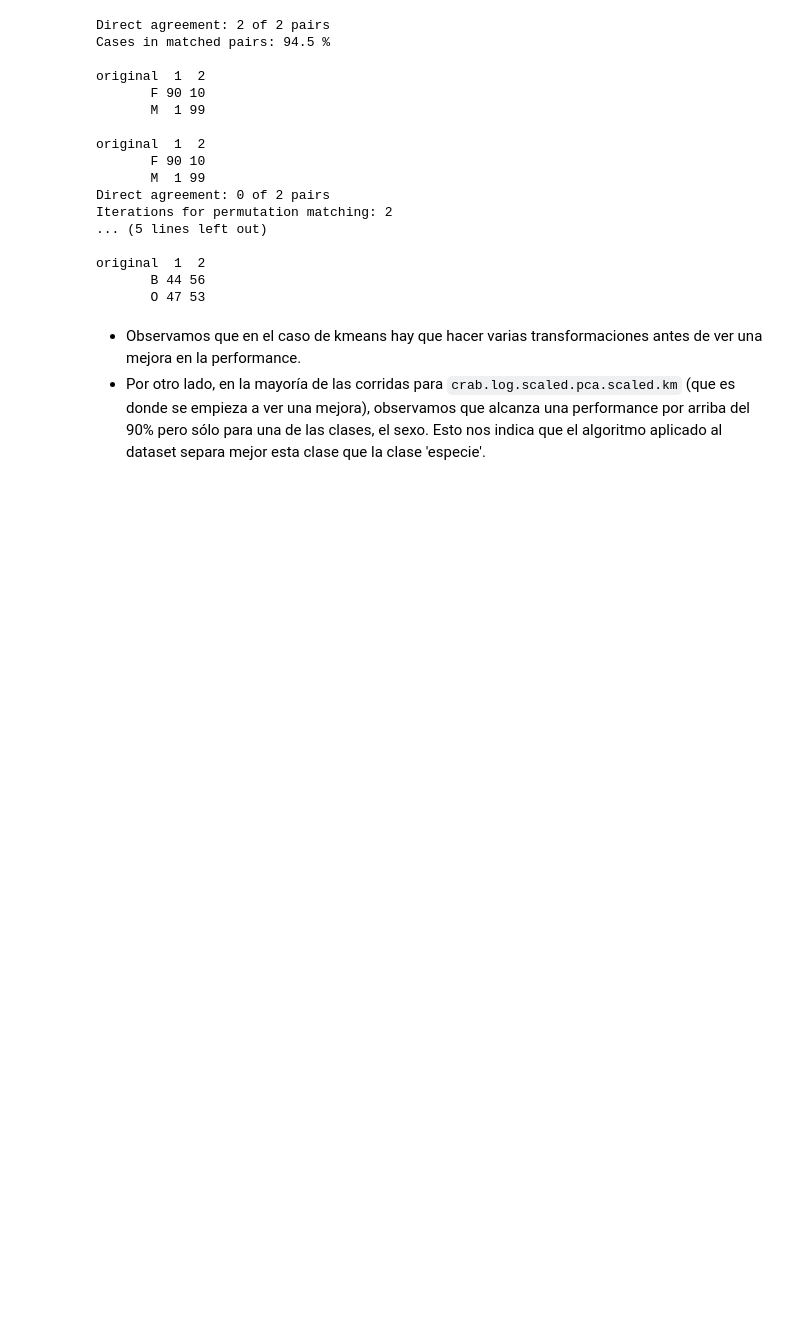
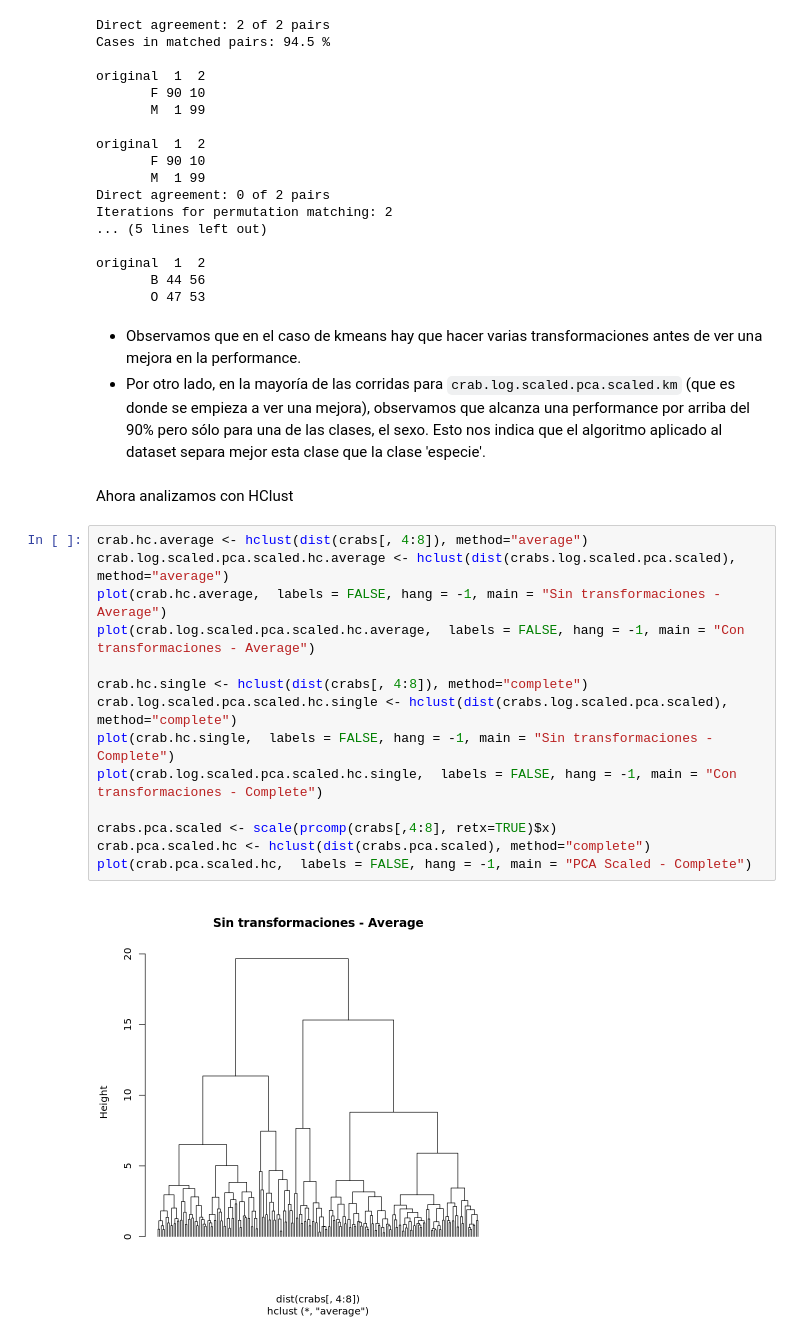
Before and after one commit to natimellino/mineria-de-datos, a Jupyter notebook: TP3.ipynb, the cells around one changed output. Drawn from its saved outputs; the diff is of its cells as text; blank space fills up the shorter version.

```diff
--- a/TP3.ipynb
+++ b/TP3.ipynb
@@ -139,3 +141,21 @@ original  1  2
 # %% [markdown]
 - Observamos que en el caso de kmeans hay que hacer varias transformaciones antes de ver una mejora en la performance.
 - Por otro lado, en la mayoría de las corridas para `crab.log.scaled.pca.scaled.km` (que es donde se empieza a ver una mejora), observamos que alcanza una performance por arriba del 90% pero sólo para una de las clases, el sexo. Esto nos indica que el algoritmo aplicado al dataset separa mejor esta clase que la clase 'especie'.
+# %% [markdown]
+Ahora analizamos con HClust
+# %%
+crab.hc.average <- hclust(dist(crabs[, 4:8]), method="average")
+crab.log.scaled.pca.scaled.hc.average <- hclust(dist(crabs.log.scaled.pca.scaled), method="average")
+plot(crab.hc.average,  labels = FALSE, hang = -1, main = "Sin transformaciones - Average")
+plot(crab.log.scaled.pca.scaled.hc.average,  labels = FALSE, hang = -1, main = "Con transformaciones - Average")
+
+crab.hc.single <- hclust(dist(crabs[, 4:8]), method="complete")
+crab.log.scaled.pca.scaled.hc.single <- hclust(dist(crabs.log.scaled.pca.scaled), method="complete")
+plot(crab.hc.single,  labels = FALSE, hang = -1, main = "Sin transformaciones - Complete")
+plot(crab.log.scaled.pca.scaled.hc.single,  labels = FALSE, hang = -1, main = "Con transformaciones - Complete")
+
+crabs.pca.scaled <- scale(prcomp(crabs[,4:8], retx=TRUE)$x)
+crab.pca.scaled.hc <- hclust(dist(crabs.pca.scaled), method="complete")
+plot(crab.pca.scaled.hc,  labels = FALSE, hang = -1, main = "PCA Scaled - Complete")
+# %% [output]
+[figure, added]
```
Also changed, not shown: parts of 2 cells of this notebook.
